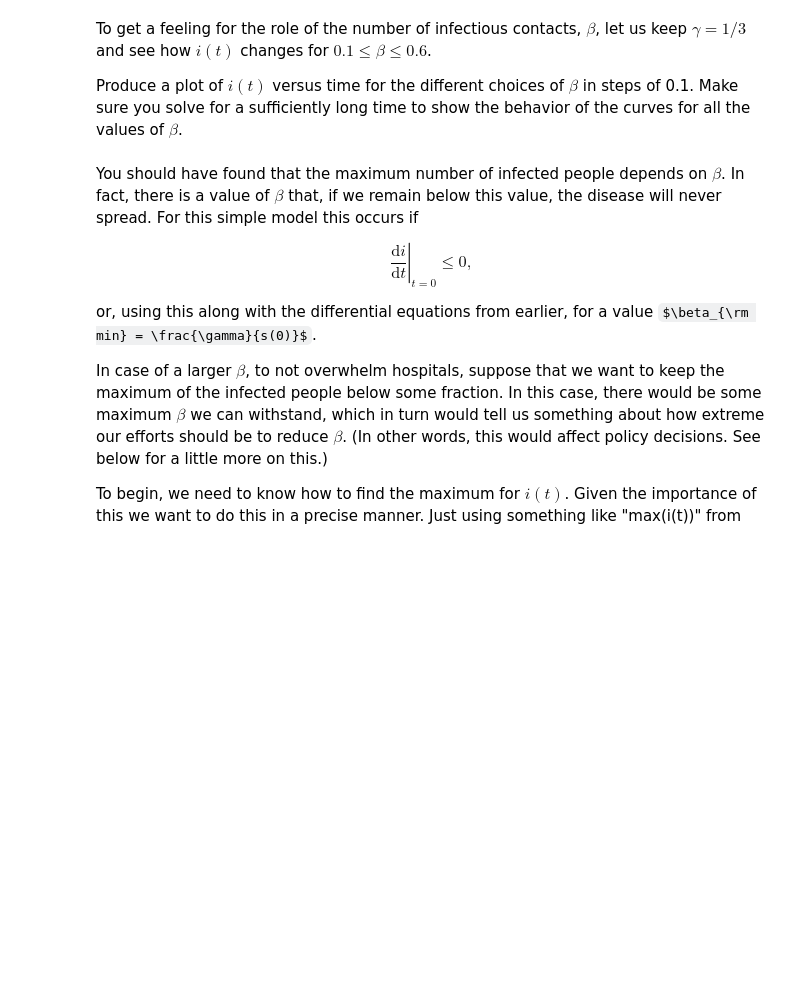
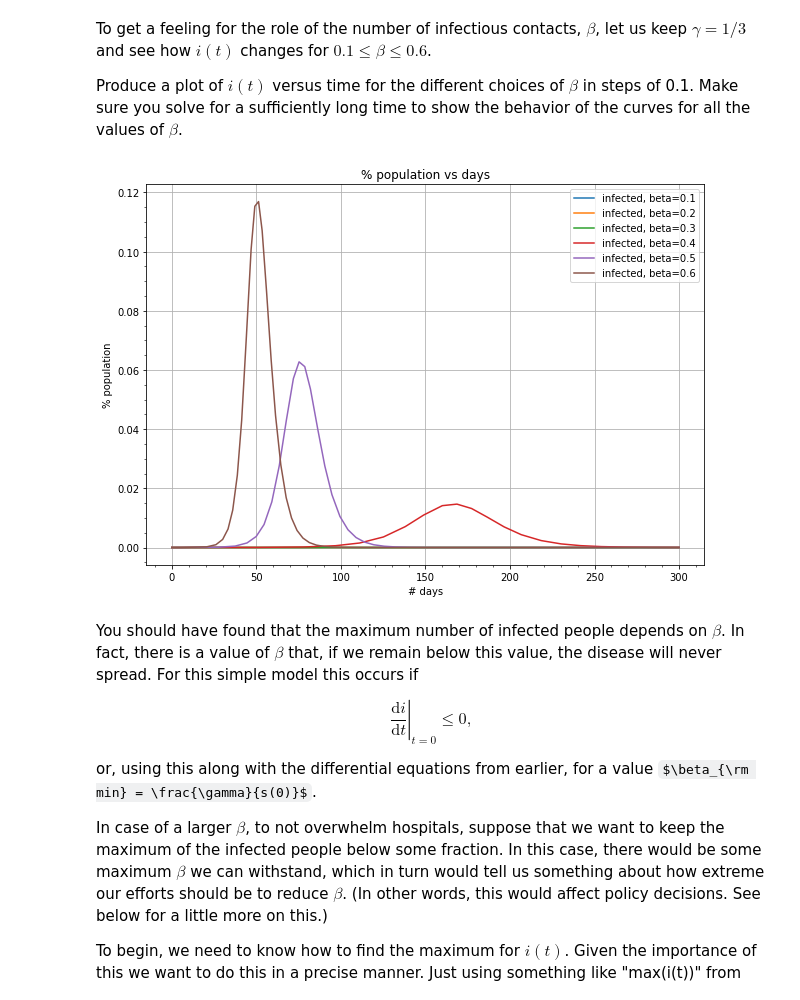
Before and after one commit to jmahlers/P427, a Jupyter notebook: Lab4/Ahlers_Chung_Villegas_lab4.ipynb, the cells around one changed output. Saved outputs shown, nothing was run; the diff lists cells and outputs as text; code cells hidden in the pictures; some formulas as TeX source; blank space fills up the shorter version.

```diff
--- a/Lab4/Ahlers_Chung_Villegas_lab4.ipynb
+++ b/Lab4/Ahlers_Chung_Villegas_lab4.ipynb
@@ -75,3 +100,26 @@ raise NotImplementedError()
+# %%
+gamma = np.array([1./3., 1./3., 1./3., 1./3., 1./3., 1./3.])
+beta = np.array([0.1, 0.2, 0.3, 0.4, 0.5, 0.6])
+t = 300
+t_end_list = np.array([t, t, t, t, t, t])
+
+def wrapper(gamma, beta, t_end):
+    sol = integ.solve_ivp( lambda t,y: sir_model(t, y, beta, gamma), (0, t_end),
+                       y0, vectorized=True, rtol=1.0e-6, atol=1.0e-6 )
+    return sol
+
+solver = np.vectorize(wrapper)
+solution = solver(gamma, beta, t_end_list)
+# %%
+for i in range(len(beta)):
+    plt.plot(solution[i].t, solution[i].y[1], label=f'infected, beta={beta[i]}')
+plt.legend()
+plt.xlabel('# days')
+plt.ylabel('% population')
+plt.title('% population vs days')
+plt.show()
+# %% [output]
+[figure, added]
 # %% [markdown]
 You should have found that the maximum number of infected people depends on $\beta$. In fact, there is a value of $\beta$ that, if we remain below this value, the disease will never spread. For this simple model this occurs if
 
```
Also changed, not shown: parts of 14 cells of this notebook, 18 other files.
